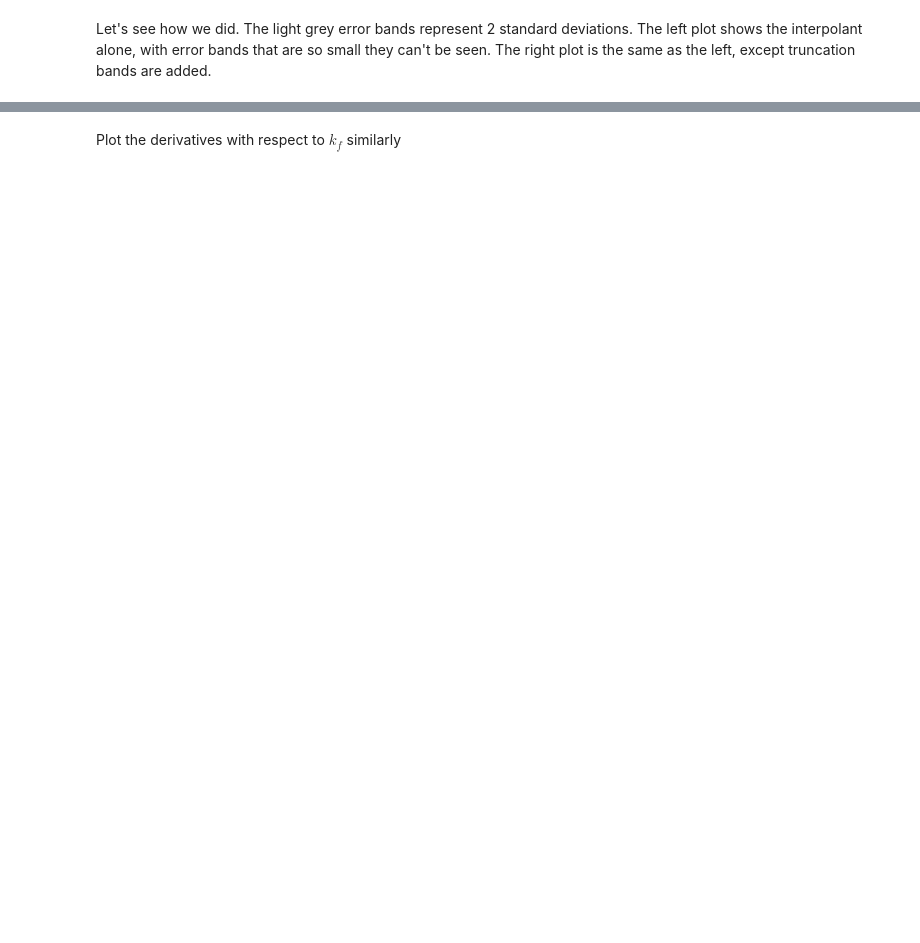
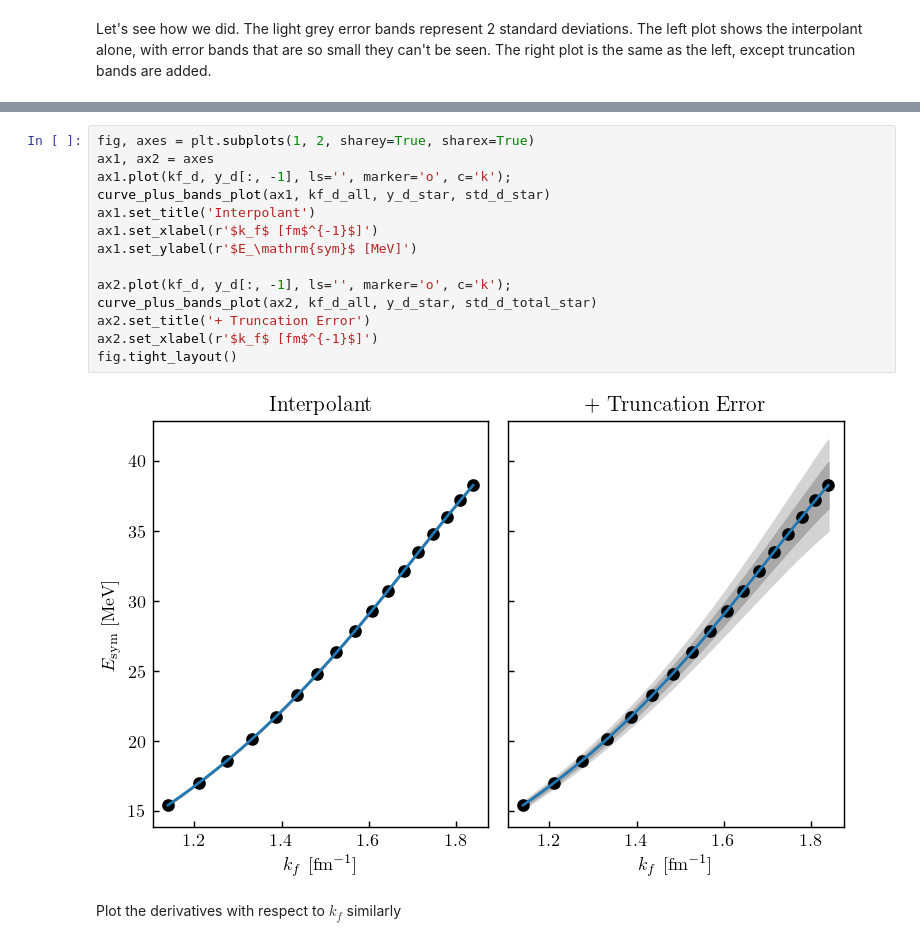
Before and after one commit to buqeye/nuclear-matter-convergence, a Jupyter notebook: analysis/derivatives-bands.ipynb, the cells around one changed output, grey strips where cells are left out. Drawn from its saved outputs; the diff is of its cells as text; blank space fills up the shorter version.

```diff
--- a/analysis/derivatives-bands.ipynb
+++ b/analysis/derivatives-bands.ipynb
@@ -366,3 +445,19 @@ fig.tight_layout()
+# %%
+fig, axes = plt.subplots(1, 2, sharey=True, sharex=True)
+ax1, ax2 = axes
+ax1.plot(kf_d, y_d[:, -1], ls='', marker='o', c='k');
+curve_plus_bands_plot(ax1, kf_d_all, y_d_star, std_d_star)
+ax1.set_title('Interpolant')
+ax1.set_xlabel(r'$k_f$ [fm$^{-1}$]')
+ax1.set_ylabel(r'$E_\mathrm{sym}$ [MeV]')
+
+ax2.plot(kf_d, y_d[:, -1], ls='', marker='o', c='k');
+curve_plus_bands_plot(ax2, kf_d_all, y_d_star, std_d_total_star)
+ax2.set_title('+ Truncation Error')
+ax2.set_xlabel(r'$k_f$ [fm$^{-1}$]')
+fig.tight_layout()
+# %% [output]
+[figure, added]
 # %% [markdown]
 Plot the derivatives with respect to $k_{f}$ similarly
 # %%
```
Also changed, not shown: parts of 20 cells of this notebook.
